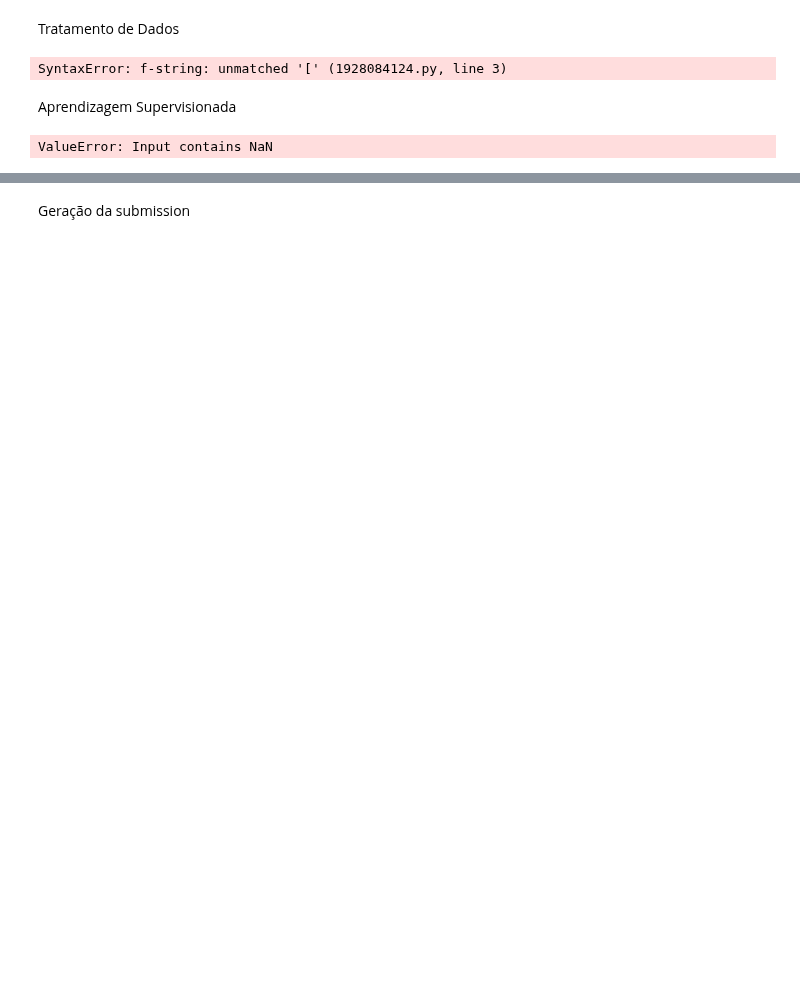
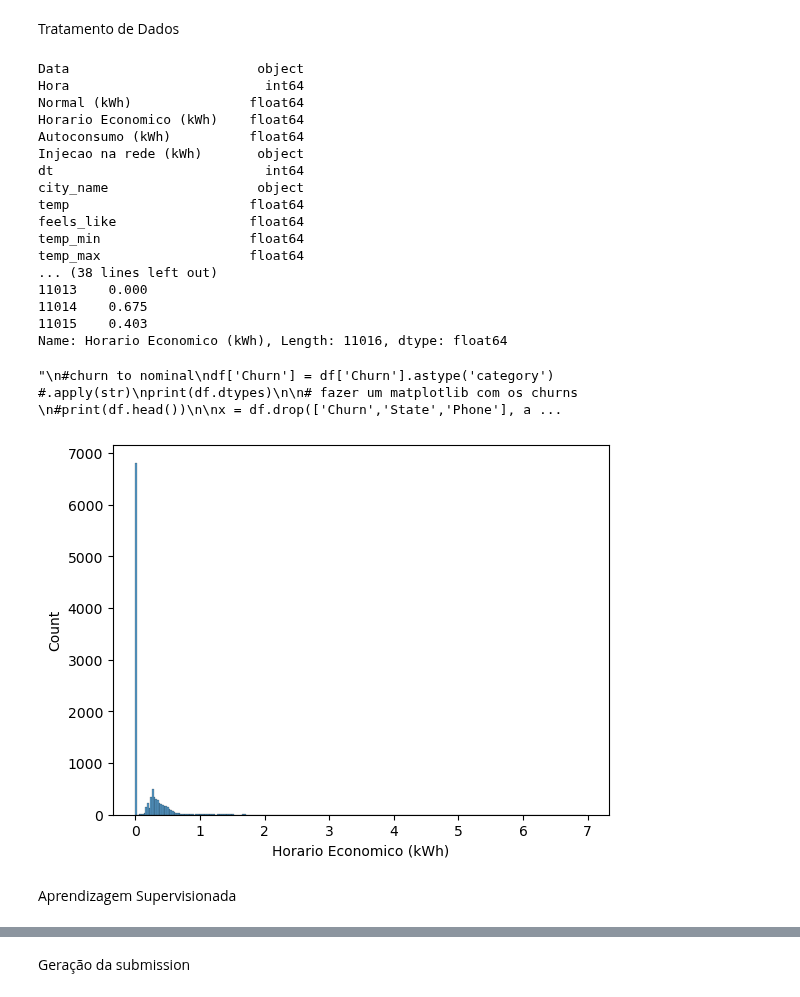
Before and after one commit to simaobarroso/tp-daa, a Jupyter notebook: competicao/comp.ipynb, the cells around one changed output, grey strips where cells are left out. Drawn from its saved outputs; the diff is of its cells as text; code cells hidden in the pictures; blank space fills up the shorter version.

```diff
--- a/competicao/comp.ipynb
+++ b/competicao/comp.ipynb
@@ -150,8 +142,10 @@ print (df_train.shape) # verfiicar se o número de linhas está correto
 Tratamento de Dados
 # %%
 print(df_train.dtypes)
-print (df_train.isna().any())
-print(f"History: {df_train["Horario Economico (kWh)"].hist()}")
+print (df_train.isna().sum())
+#print(f"History: {df_train["Horario Economico (kWh)"].hist()}")
+sns.histplot(df_train["Horario Economico (kWh)"])
+print(df_train["Horario Economico (kWh)"])
 #print(dfCSV.head())
 #print(dfXLS.head())
 
@@ -161,6 +155,7 @@ print(f"History: {df_train["Horario Economico (kWh)"].hist()}")
 #print(df.describe())
 #print(df.shape)
 #print(df.dtypes)
+
 """
 #churn to nominal
 df['Churn'] = df['Churn'].astype('category') #.apply(str)
@@ -173,45 +168,51 @@ x = df.drop(['Churn','State','Phone'], axis=1)
 y = df['Churn'].to_frame()
 
 x_train, x_test, y_train, y_test = train_test_split(x, y, test_size=0.2, random_state=2021)
 
 clf = DecisionTreeClassifier(random_state=2021)
 
 clf.fit(x_train, y_train)
 
 predict = clf.predict(x_test)
 
 confusion_matrix = confusion_matrix(y_test, predict)
 
 print(confusion_matrix)
 
 print(confusion_matrix)
 
 accuracy = accuracy_score(y_test, predict)
 
 print(accuracy)
 
 precision = precision_score(y_test, predict)
 
 print(precision)
 
 recall = recall_score(y_test, predict)
 
 print(recall)
 
 """
 # %% [output]
-SyntaxError: f-string: unmatched '[' (1928084124.py, line 3)
+Data                        object
+Hora                         int64
+Normal (kWh)               float64
+Horario Economico (kWh)    float64
+Autoconsumo (kWh)          float64
+Injecao na rede (kWh)       object
+dt                           int64
+city_name                   object
+temp                       float64
+feels_like                 float64
+temp_min                   float64
+temp_max                   float64
+... (38 lines left out)
+11013    0.000
+11014    0.675
+11015    0.403
+Name: Horario Economico (kWh), Length: 11016, dtype: float64
+"\n#churn to nominal\ndf['Churn'] = df['Churn'].astype('category') #.apply(str)\nprint(df.dtypes)\n\n# fazer um matplotlib com os churns \n#print(df.head())\n\nx = df.drop(['Churn','State','Phone'], a ...
+[figure, added]
 # %% [markdown]
 Aprendizagem Supervisionada
-# %%
-x = df_train[["Hora","Normal (kWh)","Horario Economico (kWh)"]]
-y = df_train ["Injecao na rede (kWh)"]
-
-from sklearn.linear_model import LinearRegression
-lm= LinearRegression()
-lm.fit(x,y)
-
-
-prediction= lm.predict(df_2023)
-# %% [output]
-ValueError: Input contains NaN
```
Also changed, not shown: parts of 4 cells of this notebook, 1 other file.
